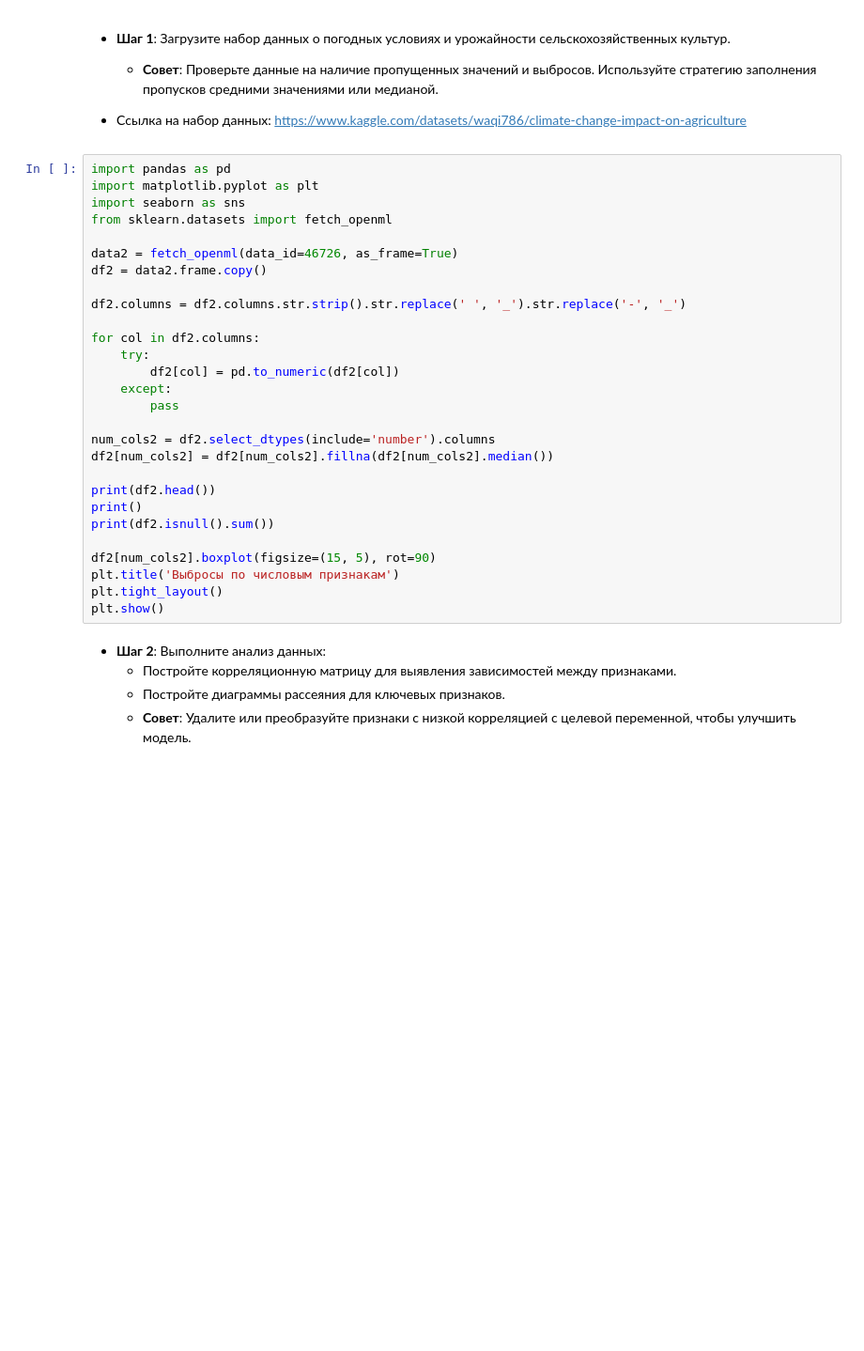
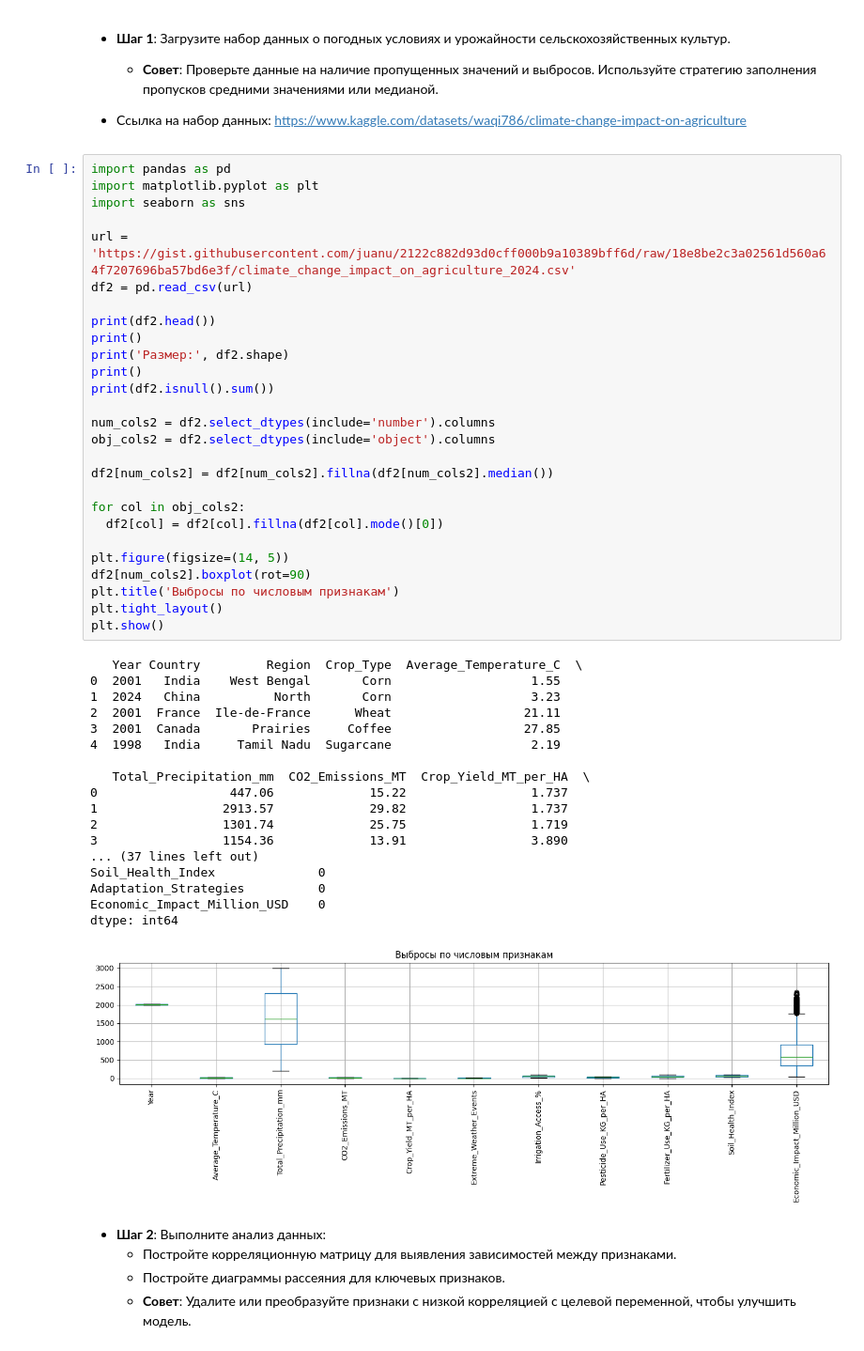
Before and after one commit to runessaa/-Streltsov-Projects, a Jupyter notebook: Практическая_работа_№5_Линейная_и_логистическая_регрессия.ipynb, the cells around one changed output. Shown at 94% size. Cells and saved outputs as stored; diff of their text form; blank space fills up the shorter version.

```diff
--- a/Практическая_работа_№5_Линейная_и_логистическая_регрессия.ipynb
+++ b/Практическая_работа_№5_Линейная_и_логистическая_регрессия.ipynb
@@ -279,31 +279,49 @@ print('Параметры:', best_params1[best_name1])
 # %%
 import pandas as pd
 import matplotlib.pyplot as plt
 import seaborn as sns
-from sklearn.datasets import fetch_openml
 
-data2 = fetch_openml(data_id=46726, as_frame=True)
-df2 = data2.frame.copy()
-
-df2.columns = df2.columns.str.strip().str.replace(' ', '_').str.replace('-', '_')
-
-for col in df2.columns:
-    try:
-        df2[col] = pd.to_numeric(df2[col])
-    except:
-        pass
-
-num_cols2 = df2.select_dtypes(include='number').columns
-df2[num_cols2] = df2[num_cols2].fillna(df2[num_cols2].median())
+url = 'https://gist.githubusercontent.com/juanu/2122c882d93d0cff000b9a10389bff6d/raw/18e8be2c3a02561d560a64f7207696ba57bd6e3f/climate_change_impact_on_agriculture_2024.csv'
+df2 = pd.read_csv(url)
 
 print(df2.head())
 print()
+print('Размер:', df2.shape)
+print()
 print(df2.isnull().sum())
 
-df2[num_cols2].boxplot(figsize=(15, 5), rot=90)
+num_cols2 = df2.select_dtypes(include='number').columns
+obj_cols2 = df2.select_dtypes(include='object').columns
+
+df2[num_cols2] = df2[num_cols2].fillna(df2[num_cols2].median())
+
+for col in obj_cols2:
+  df2[col] = df2[col].fillna(df2[col].mode()[0])
+
+plt.figure(figsize=(14, 5))
+df2[num_cols2].boxplot(rot=90)
 plt.title('Выбросы по числовым признакам')
 plt.tight_layout()
 plt.show()
+# %% [output]
+   Year Country         Region  Crop_Type  Average_Temperature_C  \
+0  2001   India    West Bengal       Corn                   1.55
+1  2024   China          North       Corn                   3.23
+2  2001  France  Ile-de-France      Wheat                  21.11
+3  2001  Canada       Prairies     Coffee                  27.85
+4  1998   India     Tamil Nadu  Sugarcane                   2.19
+
+   Total_Precipitation_mm  CO2_Emissions_MT  Crop_Yield_MT_per_HA  \
+0                  447.06             15.22                 1.737
+1                 2913.57             29.82                 1.737
+2                 1301.74             25.75                 1.719
+3                 1154.36             13.91                 3.890
+... (37 lines left out)
+Soil_Health_Index              0
+Adaptation_Strategies          0
+Economic_Impact_Million_USD    0
+dtype: int64
+[figure, added]
 # %% [markdown]
 
 
```
Also changed, not shown: parts of 7 cells of this notebook.
